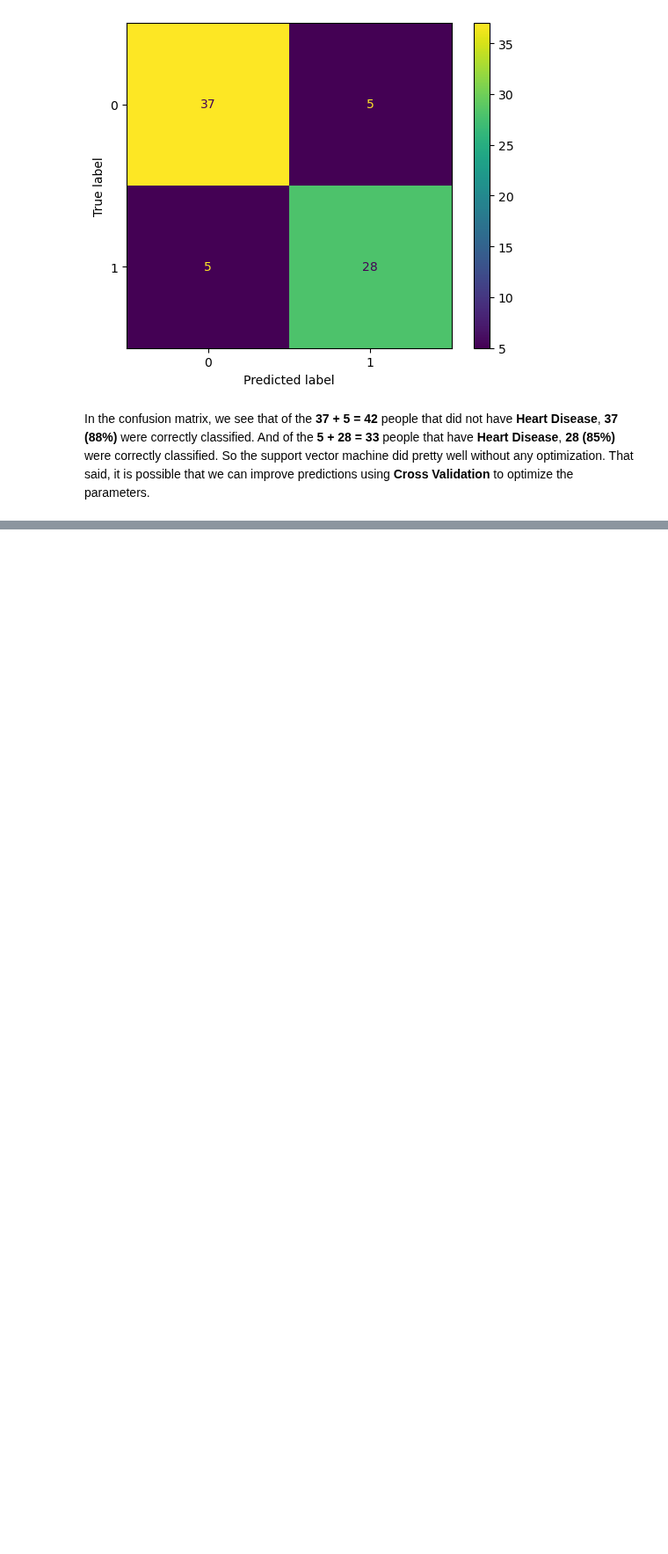
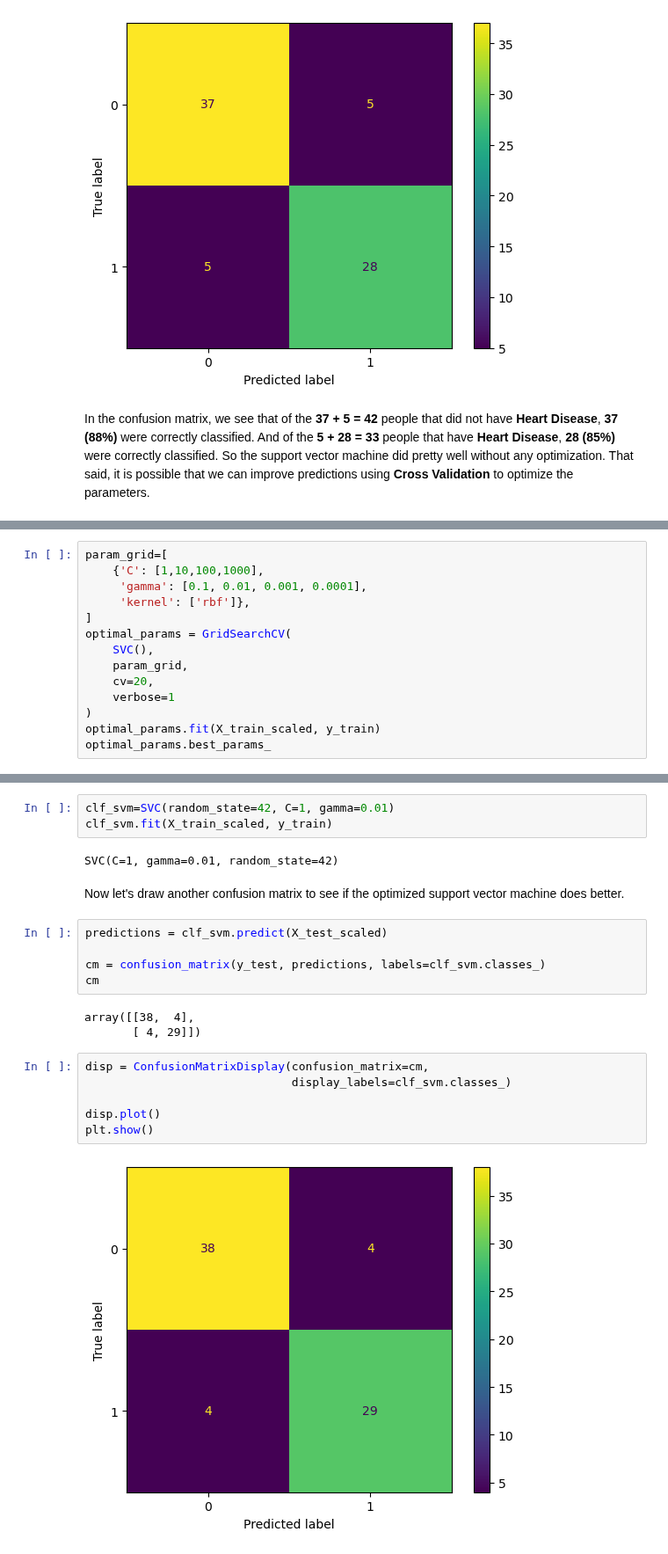
Before and after one commit to fcamadi/masterMLpython, a Jupyter notebook: Coursera_SVM_project/CourseraSVMproject.ipynb, the cells around one changed output, grey strips where cells are left out. Shown at 88% size. Drawn from its saved outputs; the diff is of its cells as text; blank space fills up the shorter version.

```diff
--- a/Coursera_SVM_project/CourseraSVMproject.ipynb
+++ b/Coursera_SVM_project/CourseraSVMproject.ipynb
@@ -474,0 +488,14 @@ That said, it is possible that we can improve predictions using **Cross Validati
+# %%
+param_grid=[
+    {'C': [1,10,100,1000],
+     'gamma': [0.1, 0.01, 0.001, 0.0001],
+     'kernel': ['rbf']},
+]
+optimal_params = GridSearchCV(
+    SVC(),
+    param_grid,
+    cv=20,
+    verbose=1
+)
+optimal_params.fit(X_train_scaled, y_train)
+optimal_params.best_params_
@@ -474,0 +514,23 @@ That said, it is possible that we can improve predictions using **Cross Validati
+# %%
+clf_svm=SVC(random_state=42, C=1, gamma=0.01)
+clf_svm.fit(X_train_scaled, y_train)
+# %% [output]
+SVC(C=1, gamma=0.01, random_state=42)
+# %% [markdown]
+Now let's draw another confusion matrix to see if the optimized support vector machine does better.
+# %%
+predictions = clf_svm.predict(X_test_scaled)
+
+cm = confusion_matrix(y_test, predictions, labels=clf_svm.classes_)
+cm
+# %% [output]
+array([[38,  4],
+       [ 4, 29]])
+# %%
+disp = ConfusionMatrixDisplay(confusion_matrix=cm,
+                              display_labels=clf_svm.classes_)
+
+disp.plot()
+plt.show()
+# %% [output]
+[figure, added]
```
Also changed, not shown: parts of 22 cells of this notebook.
